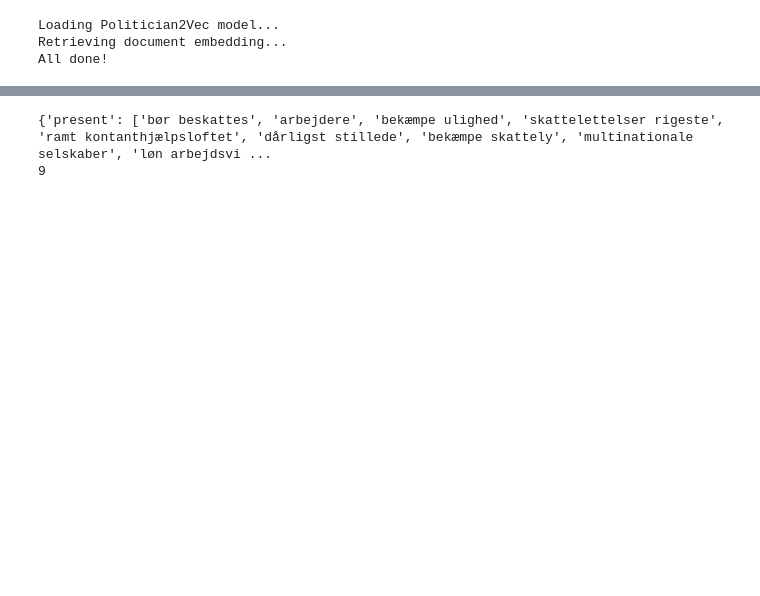
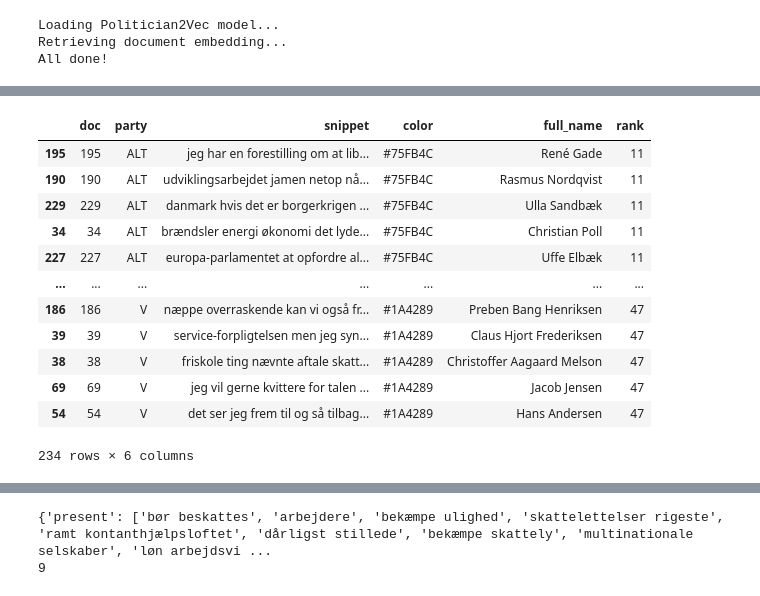
Before and after one commit to paride92/GeneralisedPoliticalScaling, a Jupyter notebook: project_ideology_sensitivity.ipynb, the cells around one changed output, grey strips where cells are left out. Drawn from its saved outputs; the diff is of its cells as text; code cells hidden in the pictures; blank space fills up the shorter version.

```diff
--- a/project_ideology_sensitivity.ipynb
+++ b/project_ideology_sensitivity.ipynb
@@ -62,10 +75,10 @@ party_labels = {
    6: 'SF',
    7: 'Liberal_Alliance',
    #8: 'UFG',
-   9: 'Alternativet',
-   10: 'Danmarksdemokraterne',
-   11: 'Nye Borgerlige',
-   12: 'Frie Grønne',
+   8: 'Alternativet',
+   #9: 'Danmarksdemokraterne',
+   9: 'Nye Borgerlige',
+   10: 'Frie Grønne',
    #13: 'Moderaterne',
    #14: 'Kristendemokraterne'
 }
@@ -103,6 +116,23 @@ ALT    11
 NB      4
 FG      3
 Name: party, dtype: int64
+# %%
+#map party_labels keys to party_df
+party_df = grouped_docs['party'].map(party_labels)
+# %% [output]
+|  | doc | party | snippet | color | full_name | rank |
+| 195 | 195 | ALT | jeg har en forestilling om at lib... | #75FB4C | René Gade | 11 |
+| 190 | 190 | ALT | udviklingsarbejdet jamen netop nå... | #75FB4C | Rasmus Nordqvist | 11 |
+| 229 | 229 | ALT | danmark hvis det er borgerkrigen ... | #75FB4C | Ulla Sandbæk | 11 |
+| 34 | 34 | ALT | brændsler energi økonomi det lyde... | #75FB4C | Christian Poll | 11 |
+| 227 | 227 | ALT | europa-parlamentet at opfordre al... | #75FB4C | Uffe Elbæk | 11 |
+| ... | ... | ... | ... | ... | ... | ... |
+| 186 | 186 | V | næppe overraskende kan vi også fr... | #1A4289 | Preben Bang Henriksen | 47 |
+| 39 | 39 | V | service-forpligtelsen men jeg syn... | #1A4289 | Claus Hjort Frederiksen | 47 |
+| 38 | 38 | V | friskole ting nævnte aftale skatt... | #1A4289 | Christoffer Aagaard Melson | 47 |
+| 69 | 69 | V | jeg vil gerne kvittere for talen ... | #1A4289 | Jacob Jensen | 47 |
+| 54 | 54 | V | det ser jeg frem til og så tilbag... | #1A4289 | Hans Andersen | 47 |
+234 rows × 6 columns
 # %%
 party_df = get_doc_party_df(
     pol2vec_model,
```
Also changed, not shown: parts of 12 cells of this notebook, 2 other files.
